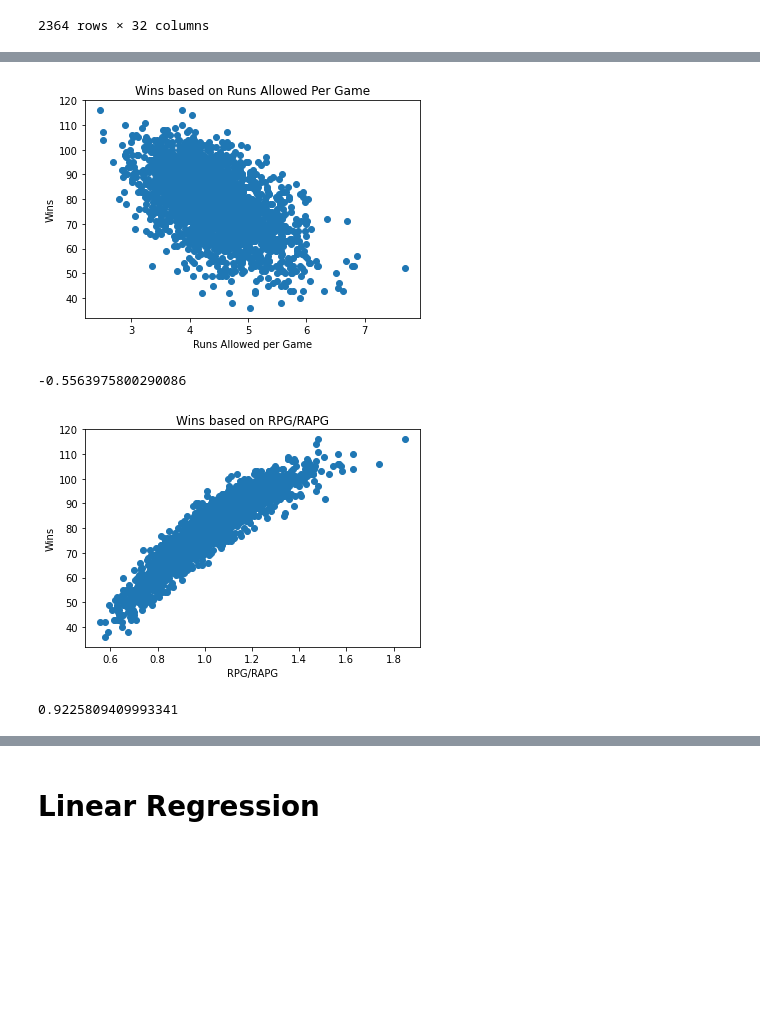
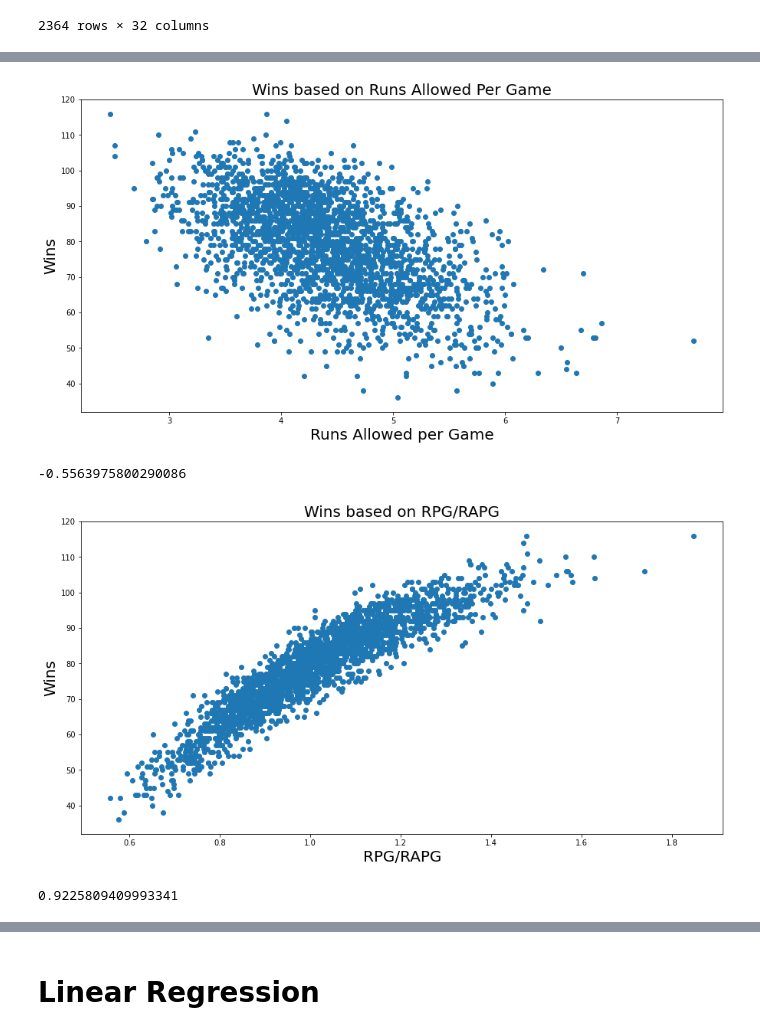
Before and after one commit to samkasbawala/sdp_team_32, a Jupyter notebook: Number_of_Games_Won.ipynb, the cells around one changed output, grey strips where cells are left out. Drawn from its saved outputs; the diff is of its cells as text; code cells hidden in the pictures; blank space fills up the shorter version.

```diff
--- a/Number_of_Games_Won.ipynb
+++ b/Number_of_Games_Won.ipynb
@@ -257,26 +259,28 @@ active_teams_df.corr()['W']['rpg']
 0.5331227558144798
 # %%
+plt.figure(figsize=(15, 7.5))
 plt.scatter(active_teams_df['rapg'], active_teams_df['W'])
-plt.title('Wins based on Runs Allowed Per Game')
-plt.xlabel('Runs Allowed per Game')
-plt.ylabel('Wins')
+plt.title('Wins based on Runs Allowed Per Game', fontsize=20)
+plt.xlabel('Runs Allowed per Game', fontsize=20)
+plt.ylabel('Wins', fontsize=20)
 plt.show()
 plt.close
 
 active_teams_df.corr()['W']['rapg']
 # %% [output]
-[figure, old version]
+[figure, new version]
 -0.5563975800290086
 # %%
+plt.figure(figsize=(15, 7.5))
 plt.scatter(active_teams_df['rpg/rapg'], active_teams_df['W'])
-plt.title('Wins based on RPG/RAPG')
-plt.xlabel('RPG/RAPG')
-plt.ylabel('Wins')
+plt.title('Wins based on RPG/RAPG', fontsize=20)
+plt.xlabel('RPG/RAPG', fontsize=20)
+plt.ylabel('Wins', fontsize=20)
 plt.show()
 plt.close
 
 active_teams_df.corr()['W']['rpg/rapg']
 # %% [output]
-[figure, old version]
+[figure, new version]
 0.9225809409993341
 # %%
```
Also changed, not shown: parts of 5 cells of this notebook, 36 other files.
